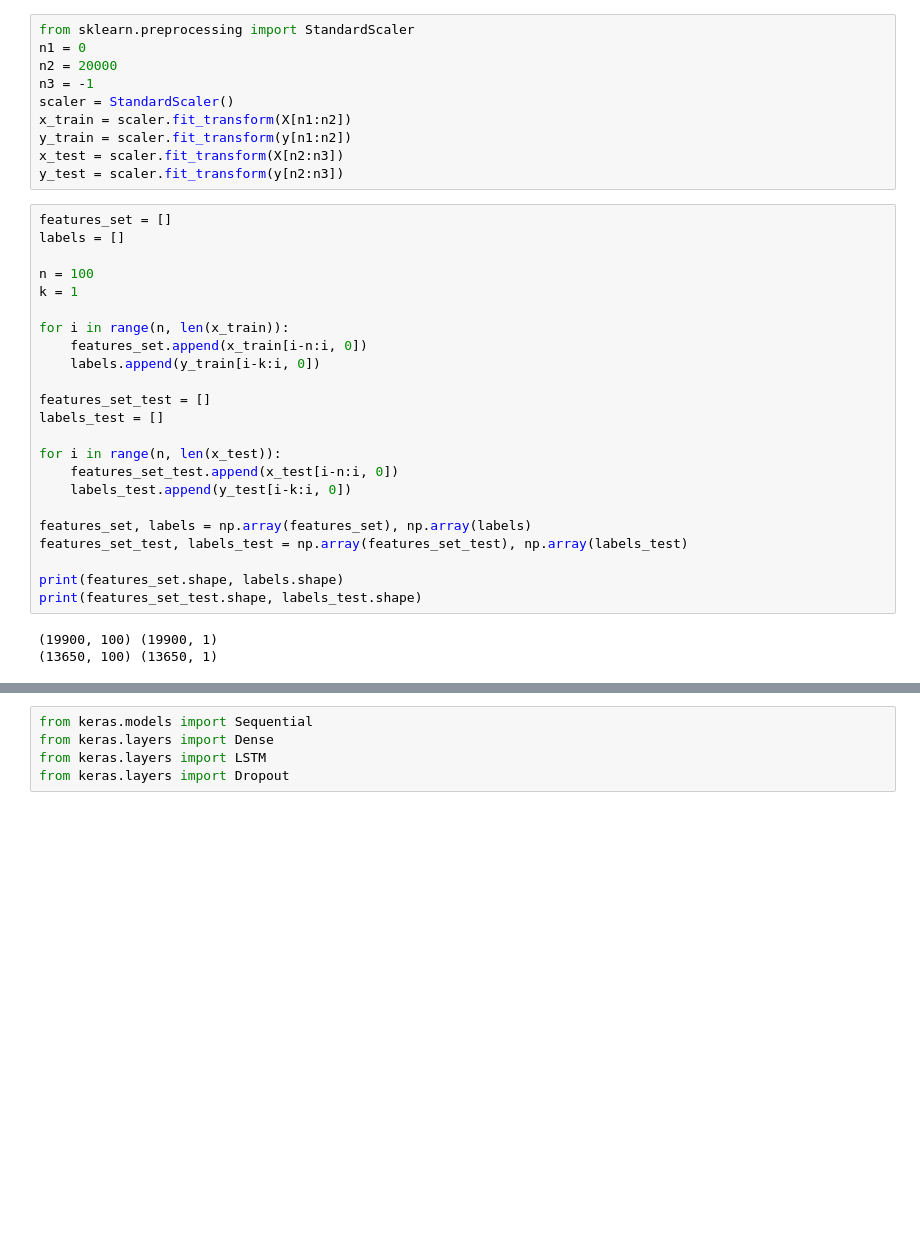
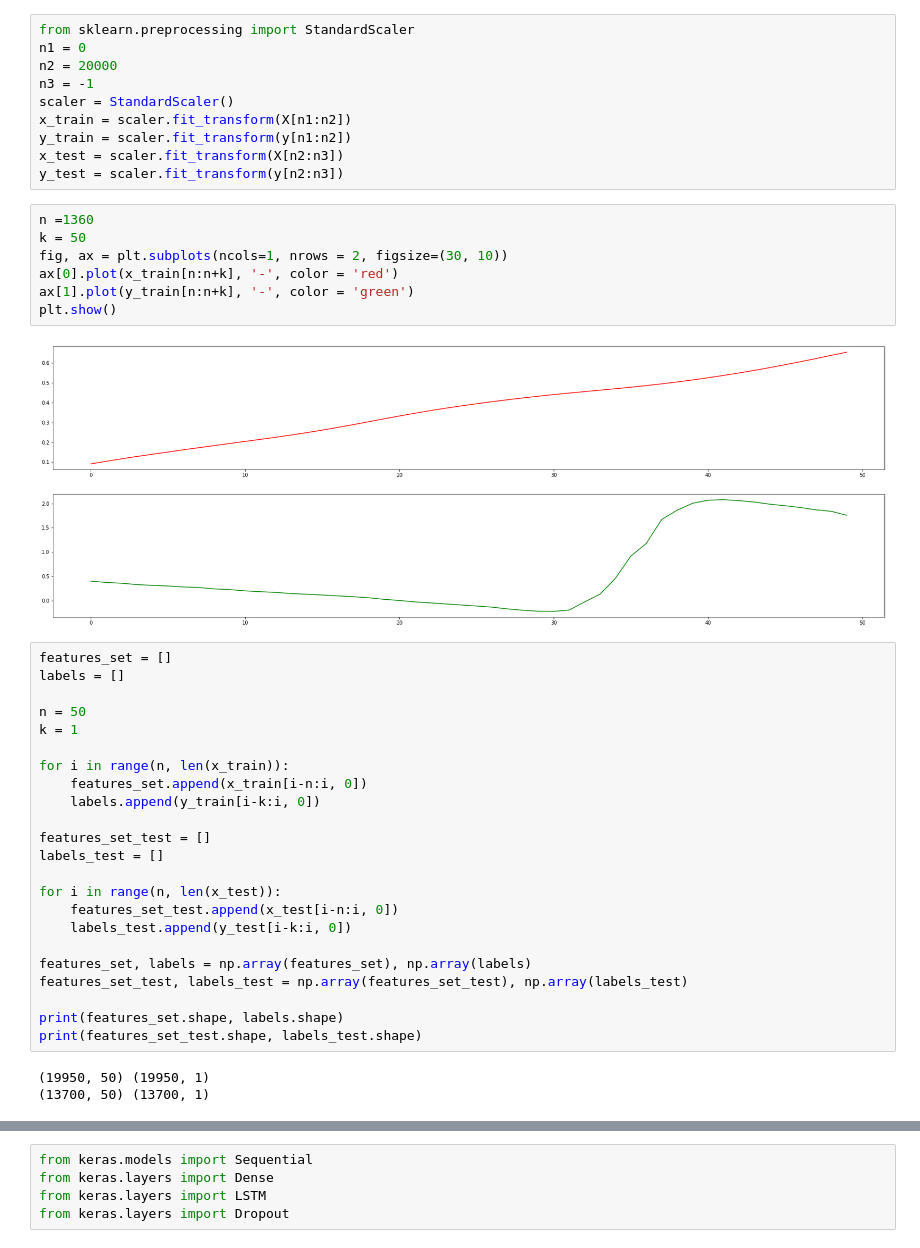
Before and after one commit to YanaMinyaylo/NS, a Jupyter notebook: Syncro_ICS_imu(2).ipynb, the cells around one changed output, grey strips where cells are left out. Drawn from its saved outputs; the diff is of its cells as text; blank space fills up the shorter version.

```diff
--- a/Syncro_ICS_imu(2).ipynb
+++ b/Syncro_ICS_imu(2).ipynb
@@ -165,11 +165,20 @@ x_train = scaler.fit_transform(X[n1:n2])
 y_train = scaler.fit_transform(y[n1:n2])
 x_test = scaler.fit_transform(X[n2:n3])
 y_test = scaler.fit_transform(y[n2:n3])
+# %%
+n =1360
+k = 50
+fig, ax = plt.subplots(ncols=1, nrows = 2, figsize=(30, 10))
+ax[0].plot(x_train[n:n+k], '-', color = 'red')
+ax[1].plot(y_train[n:n+k], '-', color = 'green')
+plt.show()
+# %% [output]
+[figure, added]
 # %%
 features_set = []
 labels = []
 
-n = 100
+n = 50
 k = 1
 
 for i in range(n, len(x_train)):
@@ -189,8 +198,8 @@ features_set_test, labels_test = np.array(features_set_test), np.array(labels_te
 print(features_set.shape, labels.shape)
 print(features_set_test.shape, labels_test.shape)
 # %% [output]
-(19900, 100) (19900, 1)
-(13650, 100) (13650, 1)
+(19950, 50) (19950, 1)
+(13700, 50) (13700, 1)
 # %%
 features_set = np.reshape(features_set, (features_set.shape[0], features_set.shape[1], 1))
 labels = np.reshape(labels, (labels.shape[0], labels.shape[1], 1))
```
Also changed, not shown: parts of 11 cells of this notebook.
